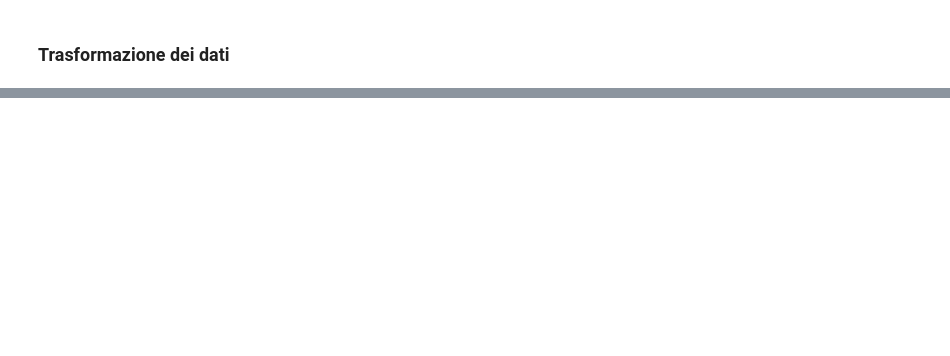
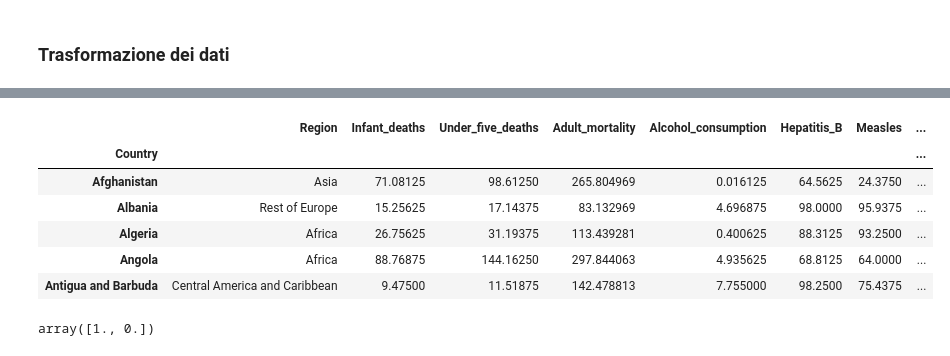
Before and after one commit to SkybunNataliia/Progetto-BigData, a Jupyter notebook: aspettativa_di_vita.ipynb, the cells around one changed output, grey strips where cells are left out. Cells and saved outputs as stored; diff of their text form; code cells hidden in the pictures; blank space fills up the shorter version.

```diff
--- a/aspettativa_di_vita.ipynb
+++ b/aspettativa_di_vita.ipynb
@@ -121,0 +142,21 @@ array([2007.5])
+# %%
+# Arrotondamento del BMI e Schooling a 2 cifre decimali per semplicità
+df['BMI'] = df['BMI'].round(2)
+df['Schooling'] = df['Schooling'].round(2)
+# %%
+# Arrotondamento del Life_expectancy a 1 cifra decimale
+df['Life_expectancy'] = df['Life_expectancy'].round(1)
+# %%
+df.head()
+# %% [output]
+|  | Region | Infant_deaths | Under_five_deaths | Adult_mortality | Alcohol_consumption | Hepatitis_B | Measles | ... |
+| Country |  |  |  |  |  |  |  | ... |
+| Afghanistan | Asia | 71.08125 | 98.61250 | 265.804969 | 0.016125 | 64.5625 | 24.3750 | ... |
+| Albania | Rest of Europe | 15.25625 | 17.14375 | 83.132969 | 4.696875 | 98.0000 | 95.9375 | ... |
+| Algeria | Africa | 26.75625 | 31.19375 | 113.439281 | 0.400625 | 88.3125 | 93.2500 | ... |
+| Angola | Africa | 88.76875 | 144.16250 | 297.844063 | 4.935625 | 68.8125 | 64.0000 | ... |
+| Antigua and Barbuda | Central America and Caribbean | 9.47500 | 11.51875 | 142.478813 | 7.755000 | 98.2500 | 75.4375 | ... |
+# %%
+df['Economy_status'].unique()
+# %% [output]
+array([1., 0.])
```
Also changed, not shown: parts of 12 cells of this notebook.
